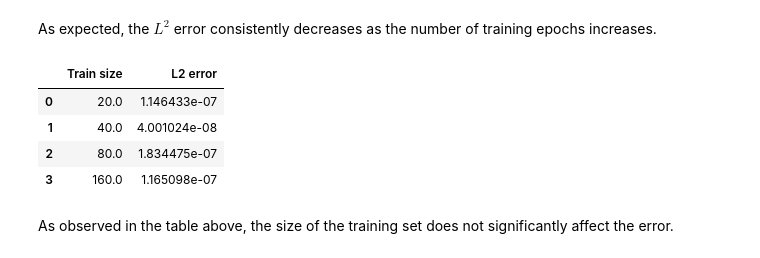
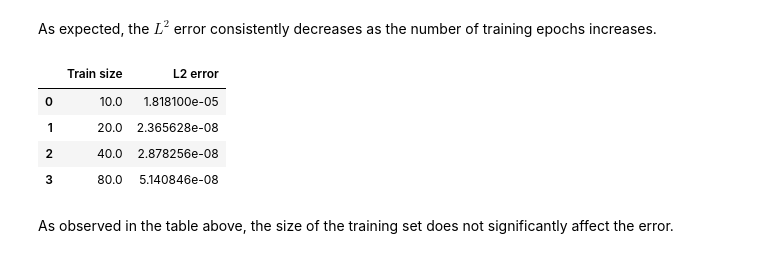
Before and after one commit to Shivam-3921/Physics_Informed_Neural_Networks_for_solving_differential_equations, a Jupyter notebook: PINNs.ipynb, the cells around one changed output. Drawn from its saved outputs; the diff is of its cells as text; code cells hidden in the pictures.

```diff
--- a/PINNs.ipynb
+++ b/PINNs.ipynb
@@ -153,6 +153,6 @@ def train_PINN(x_train,num_epochs,m=1,verbose = True):
     return model
 # %%
 # training the model
-num_epochs = 2000
+num_epochs = 500
 u = train_PINN(x_train,num_epochs)
 # %% [output]
@@ -213,7 +206,7 @@ plt.show()
 # %% [markdown]
 The $L^2$ error is analyzed first by varying the number of training epochs, and subsequently by adjusting the size of the collocation (training) points.
 # %%
-epochs = [1000,2000,4000,8000]
+epochs = [500,1000,2000,4000]
 L2_err = []
 
 # generate the training set
@@ -242,32 +235,32 @@ table
 # %% [markdown]
 As expected, the $L^2$ error consistently decreases as the number of training epochs increases.
 # %%
-train_size = [20,40,80,160]
+train_size = [10,20,40,80]
 L2_err = []
 num_epochs = 2000
 
 # generate the test set
-n_test = 1000
+n_test = 500
 x_test = torch.linspace(0,1,n_test).reshape(-1,1).to(device)
 u_true = u_exact(x_test)
 
 for n_train in train_size:
     # generate the training set
     x_train = torch.linspace(0,1,n_train).reshape(-1,1).to(device)
 
     u = train_PINN(x_train,num_epochs,verbose=False)
     u_pred = u(x_test)
 
     L2_err.append(L2_error(u_pred,u_true).detach().cpu().numpy())
 
 table = pd.DataFrame(data= np.transpose([train_size, L2_err]),columns=["Train size","L2 error"])
 table
 # %% [output]
 |  | Train size | L2 error |
-| 0 | 20.0 | 1.146433e-07 |
-| 1 | 40.0 | 4.001024e-08 |
-| 2 | 80.0 | 1.834475e-07 |
-| 3 | 160.0 | 1.165098e-07 |
+| 0 | 10.0 | 1.818100e-05 |
+| 1 | 20.0 | 2.365628e-08 |
+| 2 | 40.0 | 2.878256e-08 |
+| 3 | 80.0 | 5.140846e-08 |
 # %% [markdown]
 As observed in the table above, the size of the training set does not significantly affect the error.
 # %% [markdown]
```
Also changed, not shown: parts of 24 cells of this notebook.
